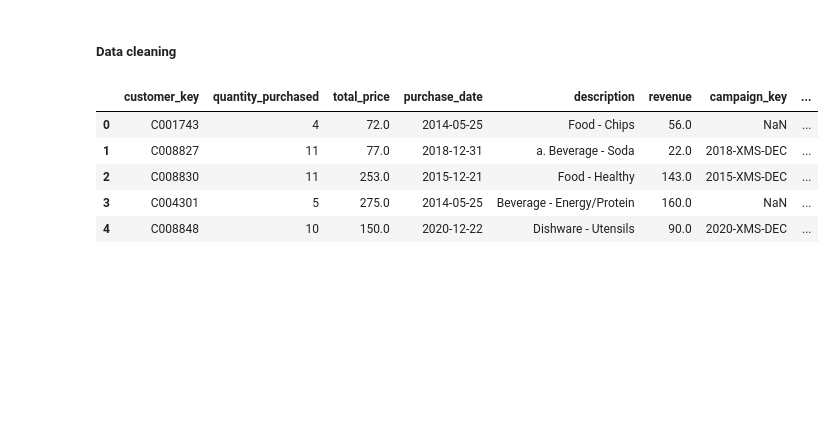
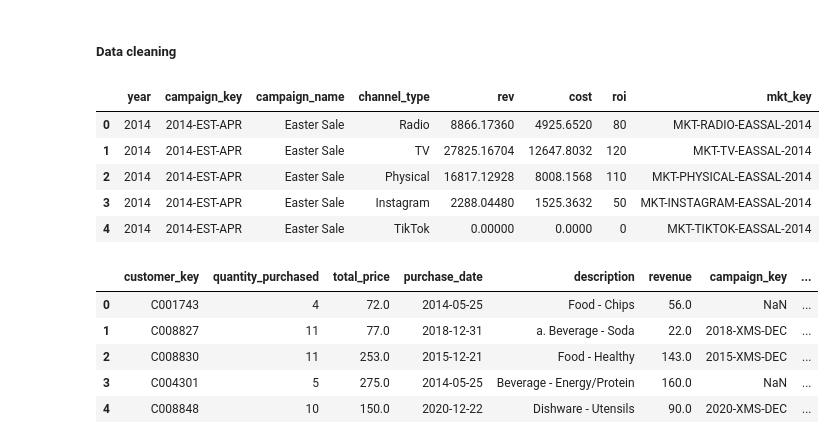
Before and after one commit to isaroyston/3101project, a Jupyter notebook: Subgroup A Q3/q3.ipynb, the cells around one changed output. Drawn from its saved outputs; the diff is of its cells as text; code cells hidden in the pictures; blank space fills up the shorter version.

Commit message:
Modified analysis + added code for dashboard

```diff
--- a/Subgroup A Q3/q3.ipynb
+++ b/Subgroup A Q3/q3.ipynb
@@ -11,4 +13,15 @@ from plotly.subplots import make_subplots
 from q3 import *
 # %% [markdown]
 ##### Data cleaning
+# %%
+# Read data for ROI analysis
+roi_df = pd.read_csv('mkt_channels_data.csv', skiprows=1,low_memory=False)
+roi_df.head()
+# %% [output]
+|  | year | campaign_key | campaign_name | channel_type | rev | cost | roi | mkt_key |
+| 0 | 2014 | 2014-EST-APR | Easter Sale | Radio | 8866.17360 | 4925.6520 | 80 | MKT-RADIO-EASSAL-2014 |
+| 1 | 2014 | 2014-EST-APR | Easter Sale | TV | 27825.16704 | 12647.8032 | 120 | MKT-TV-EASSAL-2014 |
+| 2 | 2014 | 2014-EST-APR | Easter Sale | Physical | 16817.12928 | 8008.1568 | 110 | MKT-PHYSICAL-EASSAL-2014 |
+| 3 | 2014 | 2014-EST-APR | Easter Sale | Instagram | 2288.04480 | 1525.3632 | 50 | MKT-INSTAGRAM-EASSAL-2014 |
+| 4 | 2014 | 2014-EST-APR | Easter Sale | TikTok | 0.00000 | 0.0000 | 0 | MKT-TIKTOK-EASSAL-2014 |
 # %%
```
Also changed, not shown: parts of 12 cells of this notebook, 1 other file.
